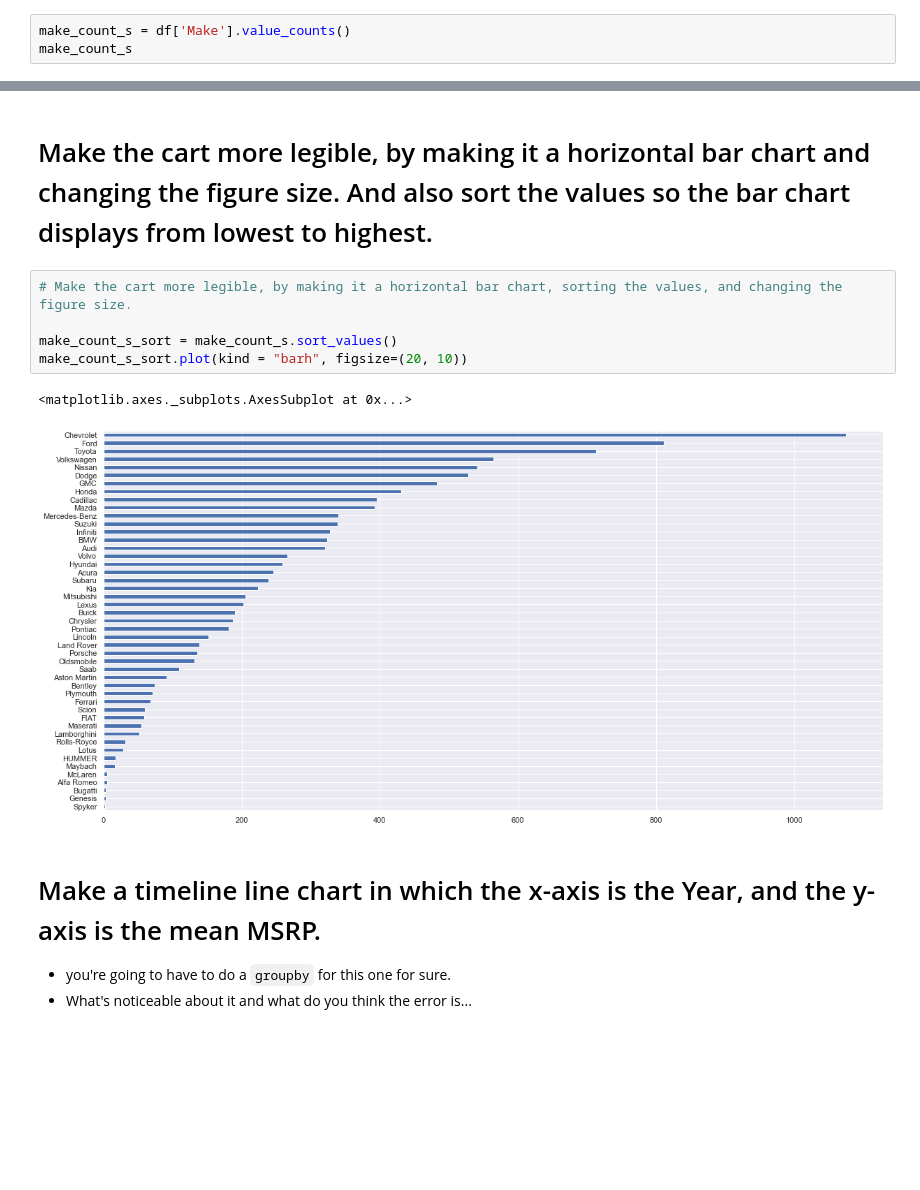
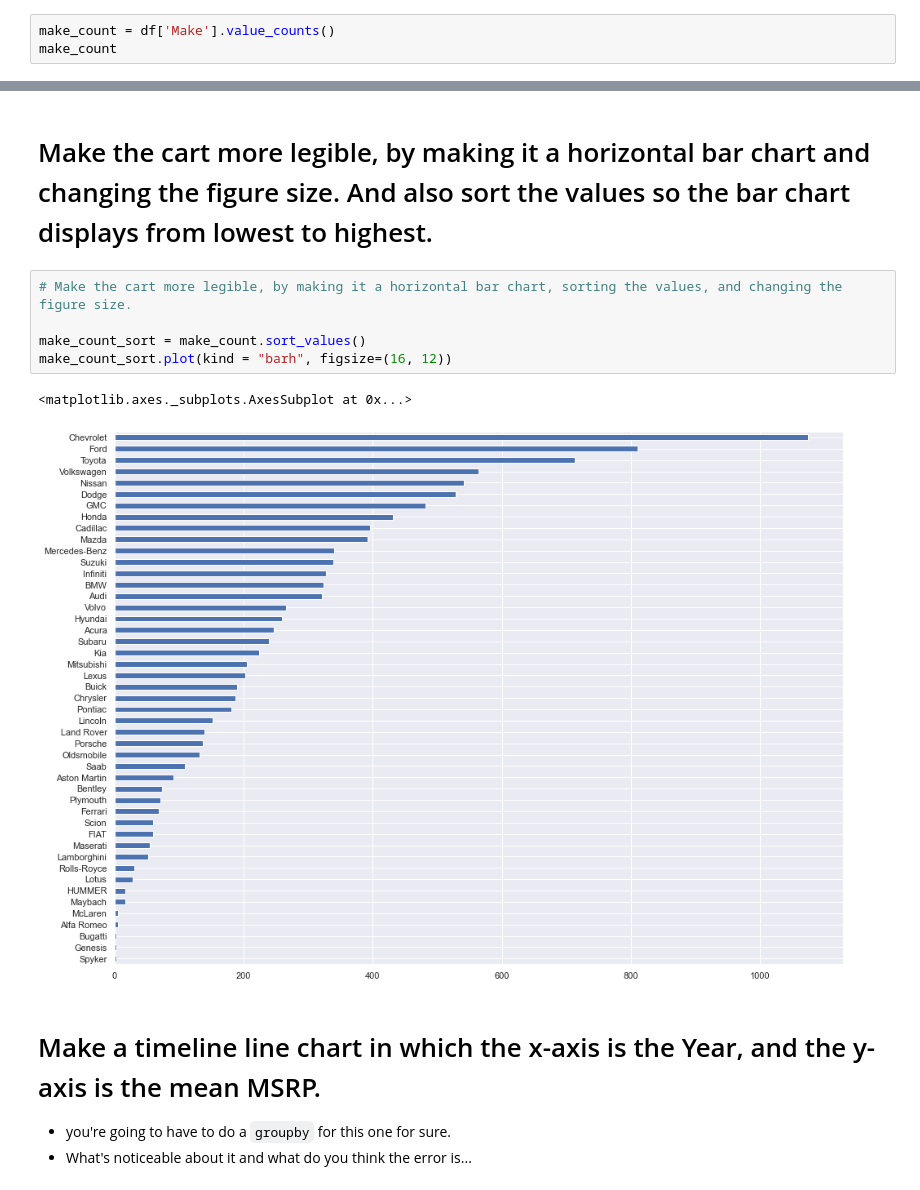
Before and after one commit to samihaque/my-2023-fall-data-science, a Jupyter notebook: Week-02-Data-Viz-EDA/sami.ipynb, the cells around one changed output, grey strips where cells are left out. Saved outputs shown, nothing was run; the diff lists cells and outputs as text; blank space fills up the shorter version.

```diff
--- a/Week-02-Data-Viz-EDA/sami.ipynb
+++ b/Week-02-Data-Viz-EDA/sami.ipynb
@@ -124,8 +124,8 @@ make_count
 | Volkswagen | 564 | 564 | 564 | 564 | 564 | 564 | 564 | ... |
 | Volvo | 266 | 266 | 266 | 266 | 266 | 266 | 266 | ... |
 # %%
-make_count_s = df['Make'].value_counts()
-make_count_s
+make_count = df['Make'].value_counts()
+make_count
 # %% [output]
 Chevrolet        1075
 Ford              811
@@ -158,11 +158,11 @@ make_count_s.plot?
 # %%
 # Make the cart more legible, by making it a horizontal bar chart, sorting the values, and changing the figure size.
 
-make_count_s_sort = make_count_s.sort_values()
-make_count_s_sort.plot(kind = "barh", figsize=(20, 10))
+make_count_sort = make_count.sort_values()
+make_count_sort.plot(kind = "barh", figsize=(16, 12))
 # %% [output]
 <matplotlib.axes._subplots.AxesSubplot at 0x...>
-[figure, old version]
+[figure, new version]
 # %% [markdown]
 # Make a timeline line chart in which the x-axis is the Year, and the y-axis is the mean MSRP.
 * you're going to have to do a `groupby` for this one for sure.
```
Also changed, not shown: parts of 20 cells of this notebook, 3 other files.
